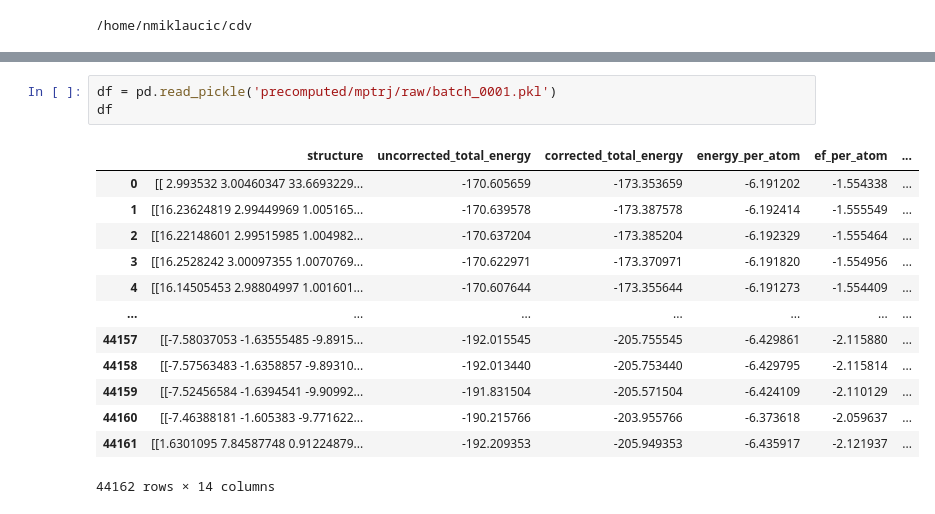
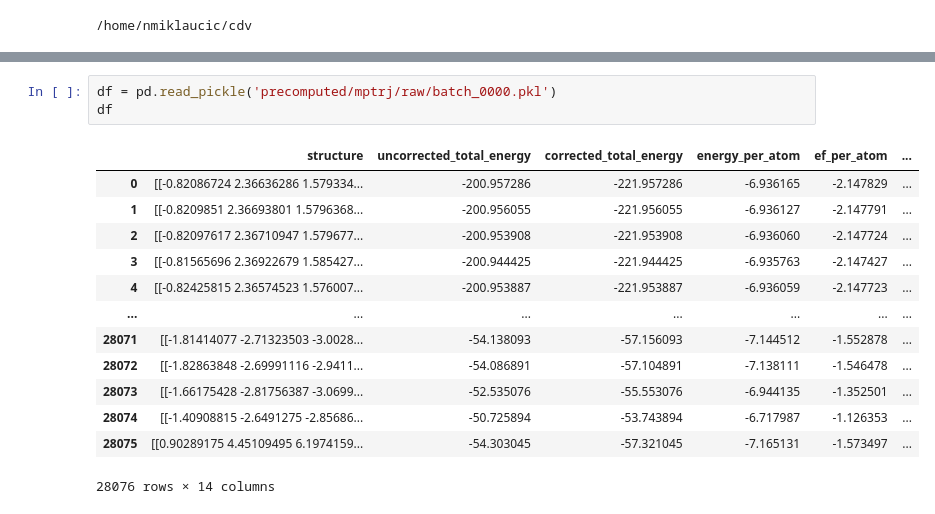
Before and after one commit to nicholas-miklaucic/facet, a Jupyter notebook: notebooks/data_mptrj.ipynb, the cells around one changed output, grey strips where cells are left out. Drawn from its saved outputs; the diff is of its cells as text.

```diff
--- a/notebooks/data_mptrj.ipynb
+++ b/notebooks/data_mptrj.ipynb
@@ -51,17 +49,17 @@ theme, cs = rp.mpl_setup(is_dark)
 # %%
-df = pd.read_pickle('precomputed/mptrj/raw/batch_0001.pkl')
+df = pd.read_pickle('precomputed/mptrj/raw/batch_0000.pkl')
 df
 # %% [output]
 |  | structure | uncorrected_total_energy | corrected_total_energy | energy_per_atom | ef_per_atom | ... |
-| 0 | [[ 2.993532 3.00460347 33.6693229... | -170.605659 | -173.353659 | -6.191202 | -1.554338 | ... |
-| 1 | [[16.23624819 2.99449969 1.005165... | -170.639578 | -173.387578 | -6.192414 | -1.555549 | ... |
-| 2 | [[16.22148601 2.99515985 1.004982... | -170.637204 | -173.385204 | -6.192329 | -1.555464 | ... |
-| 3 | [[16.2528242 3.00097355 1.0070769... | -170.622971 | -173.370971 | -6.191820 | -1.554956 | ... |
-| 4 | [[16.14505453 2.98804997 1.001601... | -170.607644 | -173.355644 | -6.191273 | -1.554409 | ... |
+| 0 | [[-0.82086724 2.36636286 1.579334... | -200.957286 | -221.957286 | -6.936165 | -2.147829 | ... |
+| 1 | [[-0.8209851 2.36693801 1.5796368... | -200.956055 | -221.956055 | -6.936127 | -2.147791 | ... |
+| 2 | [[-0.82097617 2.36710947 1.579677... | -200.953908 | -221.953908 | -6.936060 | -2.147724 | ... |
+| 3 | [[-0.81565696 2.36922679 1.585427... | -200.944425 | -221.944425 | -6.935763 | -2.147427 | ... |
+| 4 | [[-0.82425815 2.36574523 1.576007... | -200.953887 | -221.953887 | -6.936059 | -2.147723 | ... |
 | ... | ... | ... | ... | ... | ... | ... |
-| 44157 | [[-7.58037053 -1.63555485 -9.8915... | -192.015545 | -205.755545 | -6.429861 | -2.115880 | ... |
-| 44158 | [[-7.57563483 -1.6358857 -9.89310... | -192.013440 | -205.753440 | -6.429795 | -2.115814 | ... |
-| 44159 | [[-7.52456584 -1.6394541 -9.90992... | -191.831504 | -205.571504 | -6.424109 | -2.110129 | ... |
-| 44160 | [[-7.46388181 -1.605383 -9.771622... | -190.215766 | -203.955766 | -6.373618 | -2.059637 | ... |
-| 44161 | [[1.6301095 7.84587748 0.91224879... | -192.209353 | -205.949353 | -6.435917 | -2.121937 | ... |
+| 28071 | [[-1.81414077 -2.71323503 -3.0028... | -54.138093 | -57.156093 | -7.144512 | -1.552878 | ... |
+| 28072 | [[-1.82863848 -2.69991116 -2.9411... | -54.086891 | -57.104891 | -7.138111 | -1.546478 | ... |
+| 28073 | [[-1.66175428 -2.81756387 -3.0699... | -52.535076 | -55.553076 | -6.944135 | -1.352501 | ... |
+| 28074 | [[-1.40908815 -2.6491275 -2.85686... | -50.725894 | -53.743894 | -6.717987 | -1.126353 | ... |
+| 28075 | [[0.90289175 4.45109495 6.1974159... | -54.303045 | -57.321045 | -7.165131 | -1.573497 | ... |
-44162 rows × 14 columns
+28076 rows × 14 columns
```
Also changed, not shown: parts of 15 cells of this notebook, 11 other files.
